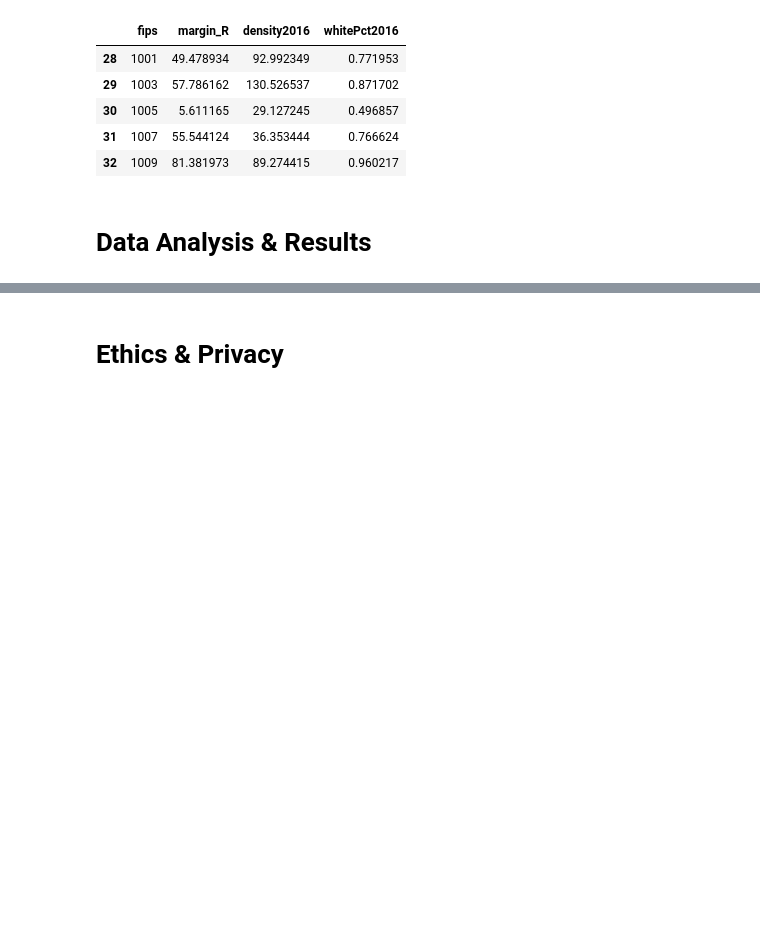
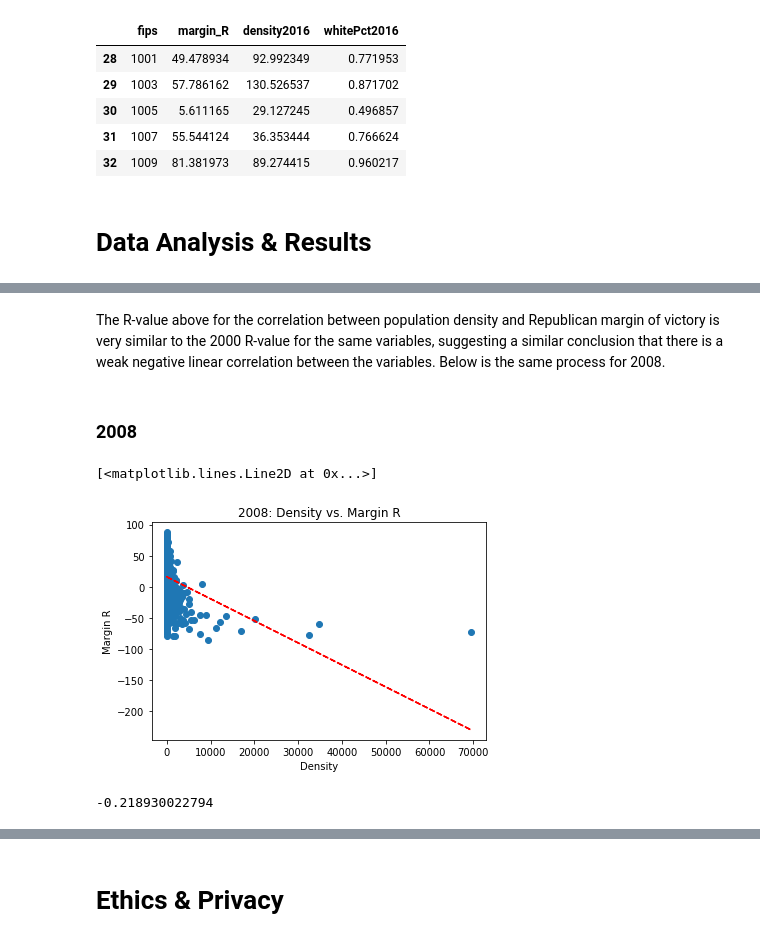
Before and after one commit to GiacomoPuccini/COGS108_Repo, a Jupyter notebook: FinalProject.ipynb, the cells around one changed output, grey strips where cells are left out. Drawn from its saved outputs; the diff is of its cells as text; code cells hidden in the pictures; blank space fills up the shorter version.

```diff
--- a/FinalProject.ipynb
+++ b/FinalProject.ipynb
@@ -684,0 +386,25 @@ plt.plot(data2016x, p10(data2016x), "r--")
+# %% [markdown]
+The R-value above for the correlation between population density and Republican margin of victory is very similar to the 2000 R-value for the same variables, suggesting a similar conclusion that there is a weak negative linear correlation between the variables. Below is the same process for 2008.
+# %% [markdown]
+### 2008
+# %%
+# Make two new lists to plot over x and y axes
+data2008margin = data2008['margin_R']
+data2008density = data2008['density2008']
+
+# Make the scatterplot, label it, and include a linear regression line
+corrplot6 = plt.scatter(data2008density, data2008margin)
+plt.xlabel('Density')
+plt.ylabel('Margin R')
+plt.title('2008: Density vs. Margin R')
+z6 = np.polyfit(data2008density, data2008margin, 1)
+p6 = np.poly1d(z6)
+plt.plot(data2008density, p6(data2008density), "r--")
+# %% [output]
+[<matplotlib.lines.Line2D at 0x...>]
+[figure, added]
+# %%
+R2008_Density = np.corrcoef(x = data2008density, y = data2008margin)
+print(R2008_Density[0][1])
+# %% [output]
+-0.218930022794
```
Also changed, not shown: parts of 69 cells of this notebook.
